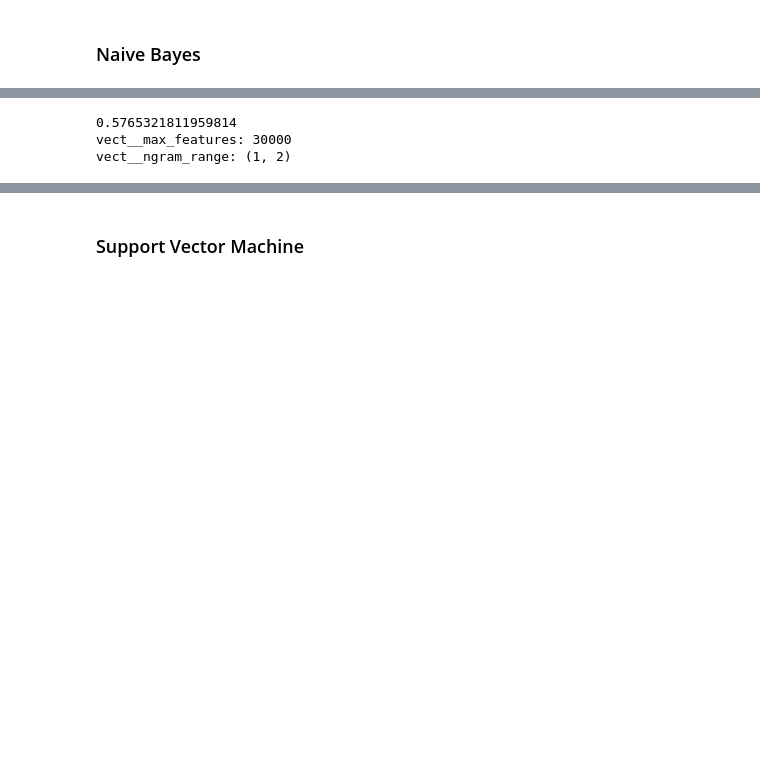
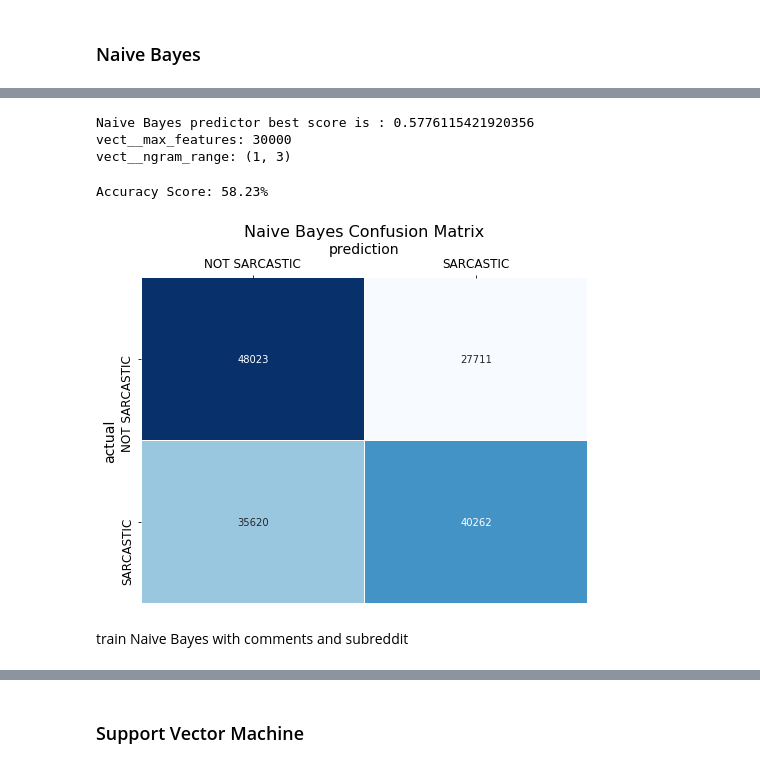
Before and after one commit to federicopessina/RedditSarcasm, a Jupyter notebook: main_notebook.ipynb, the cells around one changed output, grey strips where cells are left out. Saved outputs shown, nothing was run; the diff lists cells and outputs as text; code cells hidden in the pictures; blank space fills up the shorter version.

Commit message:
visualization of resultsin naive bayes

```diff
--- a/main_notebook.ipynb
+++ b/main_notebook.ipynb
@@ -405,8 +359,8 @@ df_model.head()
 # %%
 from sklearn.model_selection import train_test_split
 
-train_data, validation_data = train_test_split( df_model,
-                                                test_size = 0.25,
-                                                random_state = 123) # shuffling applied to the data before applying the split
-validation_data.shape
+train_data, test_data = train_test_split( df_model,
+                                        test_size = 0.15,
+                                        random_state = 123) # shuffling applied before applying the split
+test_data.shape
 # %% [output]
@@ -433,0 +368,12 @@ Name: subreddit, dtype: object
+# %%
+train_comments = train_data['parent_comment']
+test_comment = test_data['parent_comment']
+
+train_subreddit = train_data['subreddit']
+test_subreddit = test_data['subreddit']
+
+train_comments_and_subreddits = train_data[['parent_comment', 'subreddit']]
+test_comments_and_subreddits = test_data[['parent_comment', 'subreddit']]
+
+train_label = train_data['label']
+test_label = test_data['label']
@@ -564,8 +526,40 @@ GridSearchCV(cv=2, error_score=nan,
 # %%
-print(grid_nb.best_score_)
+print(f'Naive Bayes predictor best score is : {grid_nb.best_score_}')
 for param_name in sorted(param_grid.keys()):
     print("%s: %r" % (param_name, grid_nb.best_params_[param_name]))
 # %% [output]
-0.5765321811959814
+Naive Bayes predictor best score is : 0.5776115421920356
 vect__max_features: 30000
-vect__ngram_range: (1, 2)
+vect__ngram_range: (1, 3)
+# %%
+from sklearn.metrics import confusion_matrix, accuracy_score
+import seaborn as sns
+
+# print accuracy score
+predictions = grid_nb.predict(test_comment)
+print('Accuracy Score: {:.2%}'.format(accuracy_score(test_label, predictions)),'\n')
+
+# confusion matrix
+cm = pd.DataFrame(confusion_matrix(test_label, predictions),
+                    index = ['NOT SARCASTIC', 'SARCASTIC'],
+                    columns=['NOT SARCASTIC', 'SARCASTIC'])
+
+fig = plt.figure(figsize = (8, 6))
+ax = sns.heatmap(cm, annot = True,
+                    cbar = False,
+                    cmap = 'Blues',
+                    linewidths = 0.5,
+                    fmt = '.0f')
+ax.set_title('Naive Bayes Confusion Matrix',
+                fontsize = 16,
+                y = 1.25)
+ax.set_ylabel('actual', fontsize = 14)
+ax.set_xlabel('prediction', fontsize = 14)
+ax.xaxis.set_ticks_position('top')
+ax.xaxis.set_label_position('top')
+ax.tick_params(labelsize = 12)
+# %% [output]
+Accuracy Score: 58.23%
+[figure, added]
+# %% [markdown]
+train Naive Bayes with comments and subreddit
```
Also changed, not shown: parts of 27 cells of this notebook.
